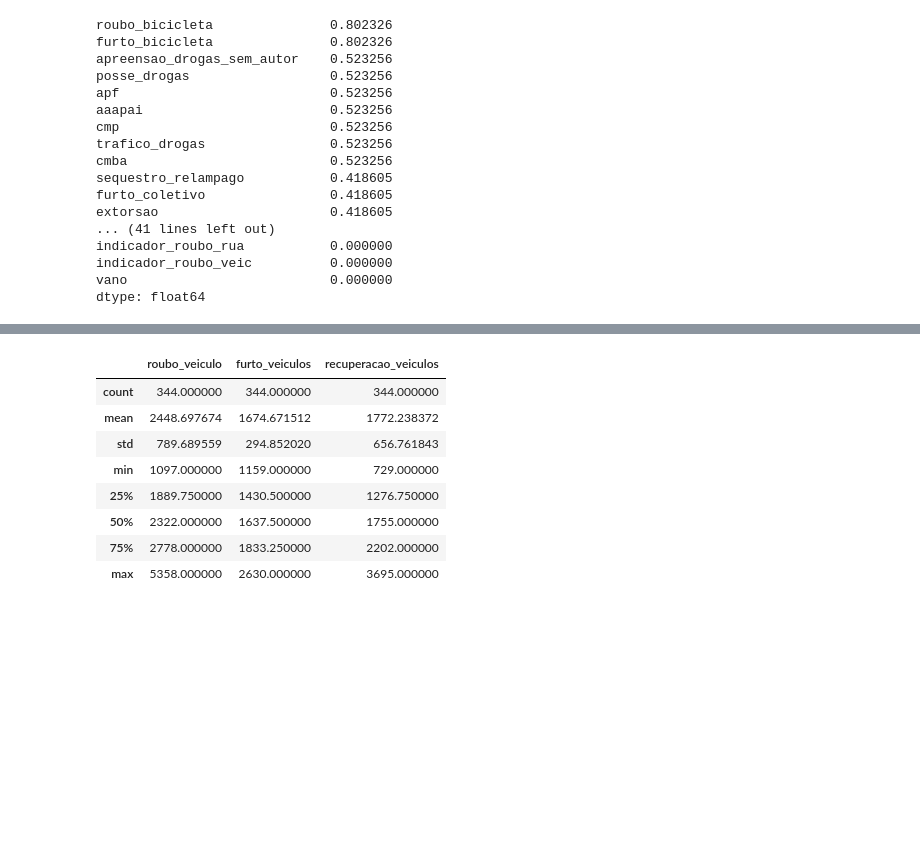
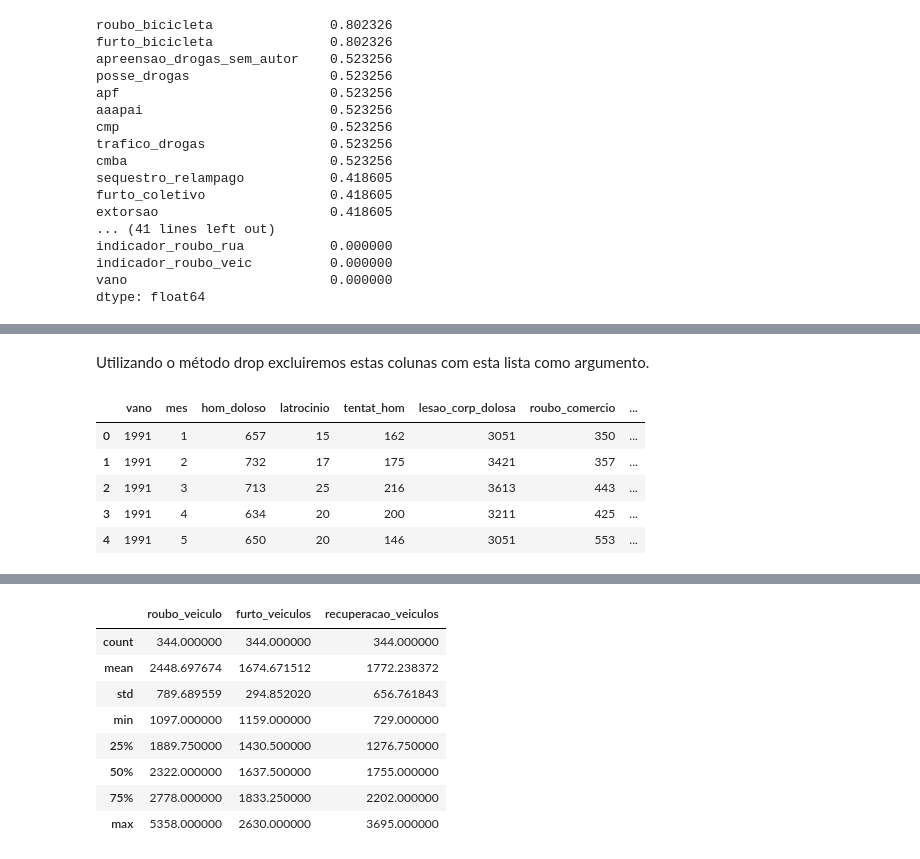
Before and after one commit to brunnadeandrade/data_science, a Jupyter notebook: Analisando_a_Violência_no_Rio_de_Janeiro.ipynb, the cells around one changed output, grey strips where cells are left out. Saved outputs shown, nothing was run; the diff lists cells and outputs as text; code cells hidden in the pictures; blank space fills up the shorter version.

```diff
--- a/Analisando_a_Violência_no_Rio_de_Janeiro.ipynb
+++ b/Analisando_a_Violência_no_Rio_de_Janeiro.ipynb
@@ -121,0 +157,15 @@ Observando os resultados, verificamos que a porcentagem de valores ausentes vari
+# %% [markdown]
+Utilizando o método drop excluiremos estas colunas com esta lista como argumento.
+# %%
+# excluir colunas com valores ausentes
+df.drop(colunas_drop, axis=1, inplace=True)
+
+# visualizar as cinco primeiras entradas do dataset limpo
+df.head()
+# %% [output]
+|  | vano | mes | hom_doloso | latrocinio | tentat_hom | lesao_corp_dolosa | roubo_comercio | ... |
+| 0 | 1991 | 1 | 657 | 15 | 162 | 3051 | 350 | ... |
+| 1 | 1991 | 2 | 732 | 17 | 175 | 3421 | 357 | ... |
+| 2 | 1991 | 3 | 713 | 25 | 216 | 3613 | 443 | ... |
+| 3 | 1991 | 4 | 634 | 20 | 200 | 3211 | 425 | ... |
+| 4 | 1991 | 5 | 650 | 20 | 146 | 3051 | 553 | ... |
```
Also changed, not shown: parts of 49 cells of this notebook.
